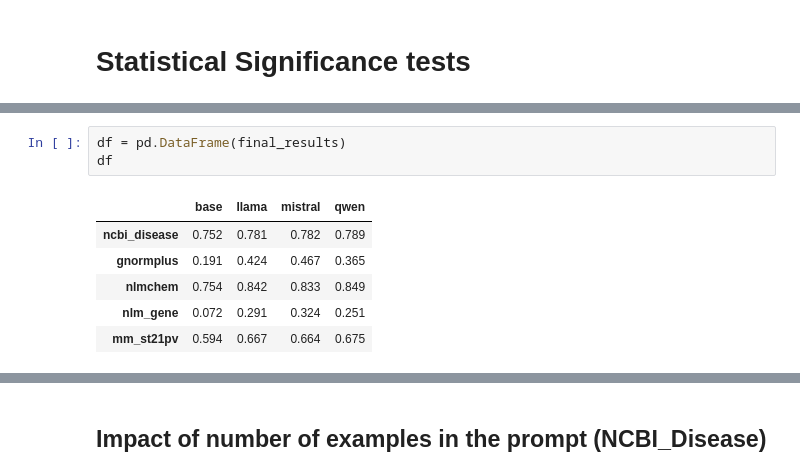
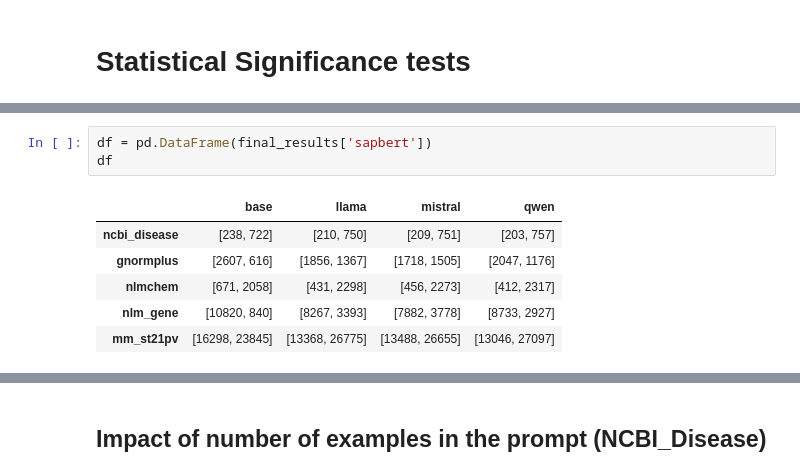
Before and after one commit to ChristopheYe/llm_disambiguator, a Jupyter notebook: src/LLM_disambiguator.ipynb, the cells around one changed output, grey strips where cells are left out. Drawn from its saved outputs; the diff is of its cells as text.

```diff
--- a/src/LLM_disambiguator.ipynb
+++ b/src/LLM_disambiguator.ipynb
@@ -1481,10 +982,10 @@ nb_mentions_ncbi_disease = 887
 # %%
-df = pd.DataFrame(final_results)
+df = pd.DataFrame(final_results['sapbert'])
 df
 # %% [output]
 |  | base | llama | mistral | qwen |
-| ncbi_disease | 0.752 | 0.781 | 0.782 | 0.789 |
-| gnormplus | 0.191 | 0.424 | 0.467 | 0.365 |
-| nlmchem | 0.754 | 0.842 | 0.833 | 0.849 |
-| nlm_gene | 0.072 | 0.291 | 0.324 | 0.251 |
-| mm_st21pv | 0.594 | 0.667 | 0.664 | 0.675 |
+| ncbi_disease | [238, 722] | [210, 750] | [209, 751] | [203, 757] |
+| gnormplus | [2607, 616] | [1856, 1367] | [1718, 1505] | [2047, 1176] |
+| nlmchem | [671, 2058] | [431, 2298] | [456, 2273] | [412, 2317] |
+| nlm_gene | [10820, 840] | [8267, 3393] | [7882, 3778] | [8733, 2927] |
+| mm_st21pv | [16298, 23845] | [13368, 26775] | [13488, 26655] | [13046, 27097] |
```
Also changed, not shown: parts of 56 cells of this notebook, 21 other files.
